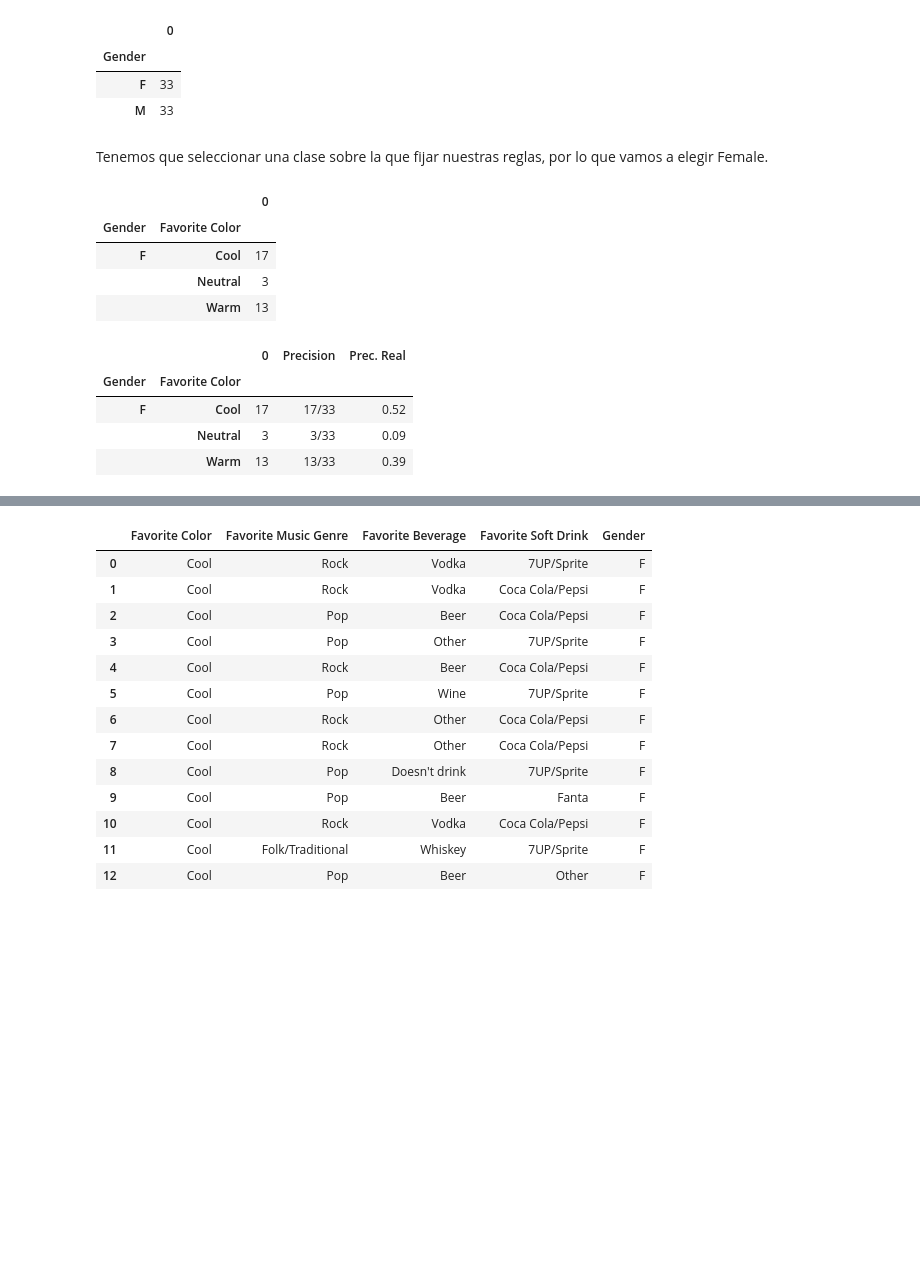
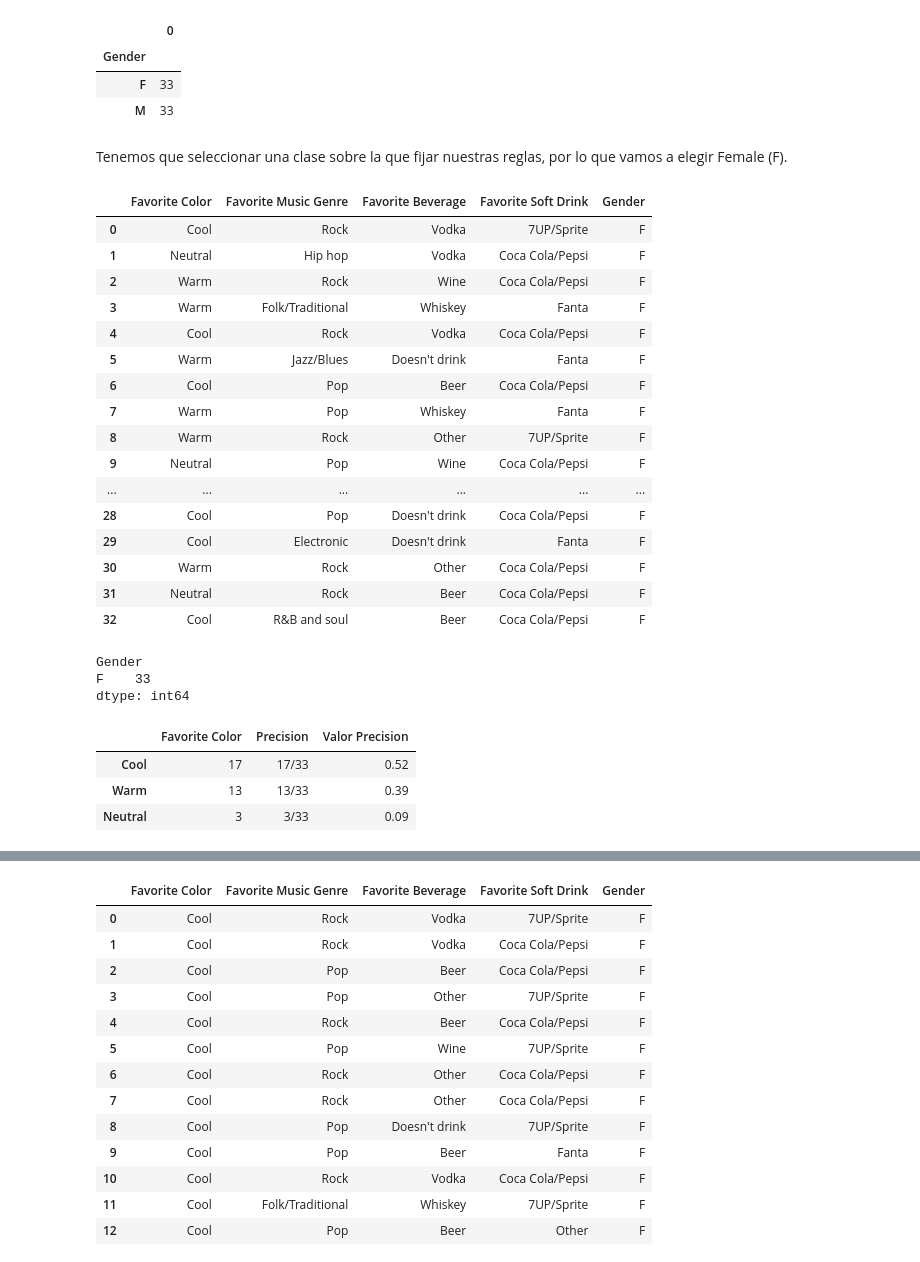
Before and after one commit to Jotivirix/Datamining_UFV, a Jupyter notebook: Lab3/entregable2/LAB03_GRUPO01_ENTR02.ipynb, the cells around one changed output, grey strips where cells are left out. Drawn from its saved outputs; the diff is of its cells as text; code cells hidden in the pictures; blank space fills up the shorter version.

```diff
--- a/Lab3/entregable2/LAB03_GRUPO01_ENTR02.ipynb
+++ b/Lab3/entregable2/LAB03_GRUPO01_ENTR02.ipynb
@@ -62,17 +62,33 @@ pd.DataFrame(clase)
 | F | 33 |
 | M | 33 |
 # %% [markdown]
-Tenemos que seleccionar una clase sobre la que fijar nuestras reglas, por lo que vamos a elegir Female.
+Tenemos que seleccionar una clase sobre la que fijar nuestras reglas, por lo que vamos a elegir Female (F).
 # %%
 dataset = dataset[dataset.Gender != 'M']
+dataset
+# %% [output]
+|  | Favorite Color | Favorite Music Genre | Favorite Beverage | Favorite Soft Drink | Gender |
+| 0 | Cool | Rock | Vodka | 7UP/Sprite | F |
+| 1 | Neutral | Hip hop | Vodka | Coca Cola/Pepsi | F |
+| 2 | Warm | Rock | Wine | Coca Cola/Pepsi | F |
+| 3 | Warm | Folk/Traditional | Whiskey | Fanta | F |
+| 4 | Cool | Rock | Vodka | Coca Cola/Pepsi | F |
+| 5 | Warm | Jazz/Blues | Doesn't drink | Fanta | F |
+| 6 | Cool | Pop | Beer | Coca Cola/Pepsi | F |
+| 7 | Warm | Pop | Whiskey | Fanta | F |
+| 8 | Warm | Rock | Other | 7UP/Sprite | F |
+| 9 | Neutral | Pop | Wine | Coca Cola/Pepsi | F |
+| ... | ... | ... | ... | ... | ... |
+| 28 | Cool | Pop | Doesn't drink | Coca Cola/Pepsi | F |
+| 29 | Cool | Electronic | Doesn't drink | Fanta | F |
+| 30 | Warm | Rock | Other | Coca Cola/Pepsi | F |
+| 31 | Neutral | Rock | Beer | Coca Cola/Pepsi | F |
+| 32 | Cool | R&B and soul | Beer | Coca Cola/Pepsi | F |
-# %%
-#Precision para el color
-color = dataset.groupby(["Gender","Favorite Color"]).size()
-colores = pd.DataFrame(color)
-colores
-# %% [output]
-|  |  | 0 |
-| Gender | Favorite Color |  |
-| F | Cool | 17 |
-|  | Neutral | 3 |
-|  | Warm | 13 |
+# %%
+#Actualizamos la clase
+clase = dataset.groupby("Gender").size()
+clase
+# %% [output]
+Gender
+F    33
+dtype: int64
@@ -80,18 +101,19 @@ colores
 #Precision del color
 colorPrecisionStr = []
 colorPrecision = []
-for row in color:
+for row in colores:
     precisionStr = str(row)+'/'+str(clase[0])
     precision = round((row/clase[0]),2)
     colorPrecisionStr.append(precisionStr)
     colorPrecision.append(precision)
+
+#Precision para el color
+coloresDF = pd.DataFrame(colores)
+coloresDF.insert(1, "Precision", colorPrecisionStr, True)
+coloresDF.insert(2, "Valor Precision", colorPrecision, True)
+coloresDF
+# %% [output]
+|  | Favorite Color | Precision | Valor Precision |
+| Cool | 17 | 17/33 | 0.52 |
+| Warm | 13 | 13/33 | 0.39 |
+| Neutral | 3 | 3/33 | 0.09 |
-# %%
-colores['Precision'] = colorPrecisionStr
-colores['Prec. Real'] = colorPrecision
-colores
-# %% [output]
-|  |  | 0 | Precision | Prec. Real |
-| Gender | Favorite Color |  |  |  |
-| F | Cool | 17 | 17/33 | 0.52 |
-|  | Neutral | 3 | 3/33 | 0.09 |
-|  | Warm | 13 | 13/33 | 0.39 |
```
Also changed, not shown: parts of 39 cells of this notebook, 2 other files.
